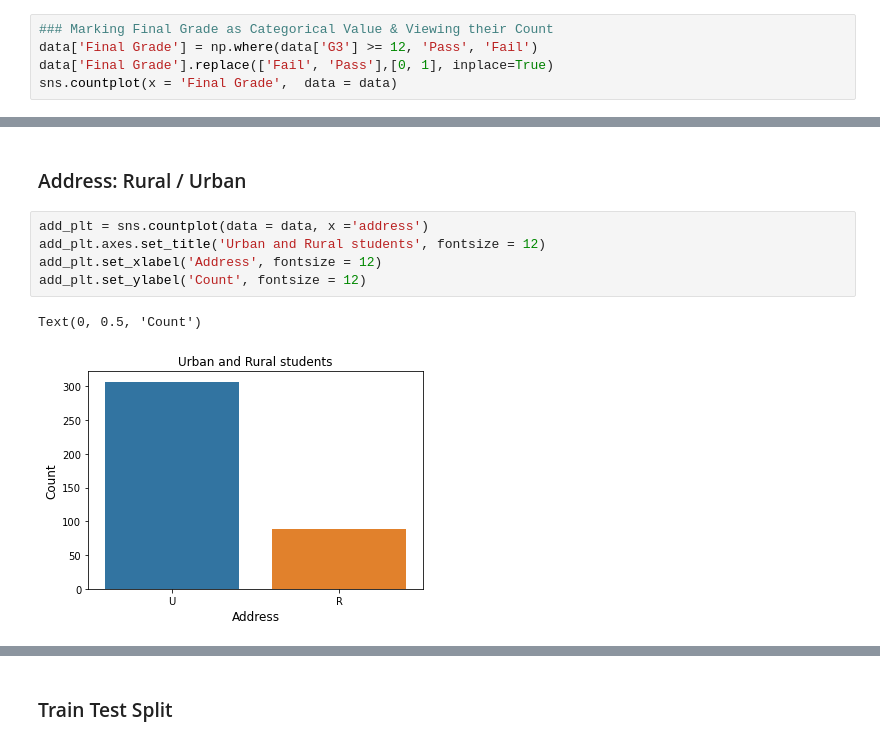
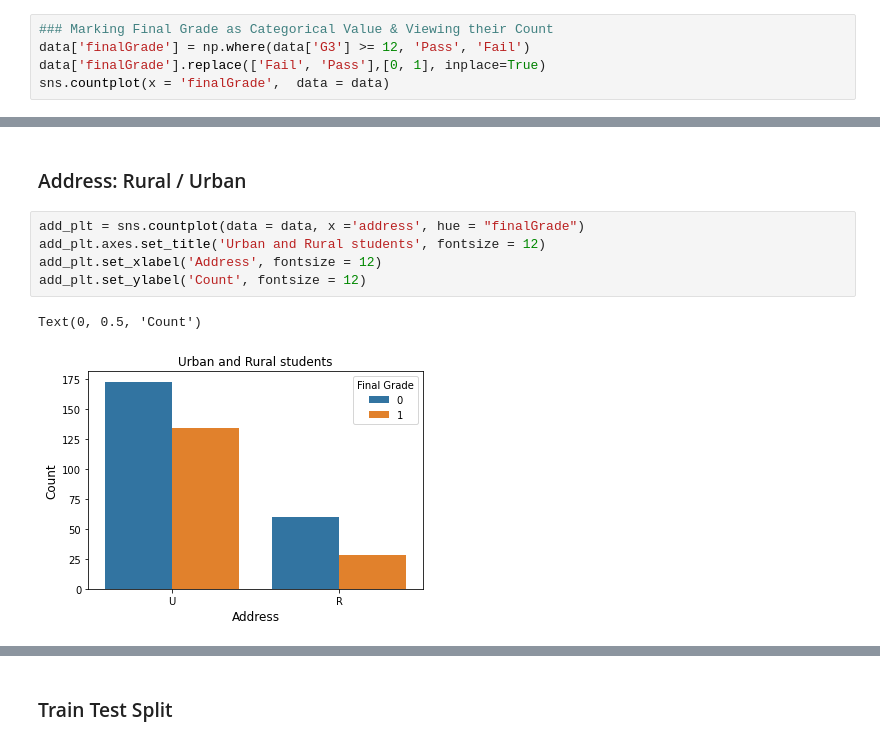
Before and after one commit to zshi719/student_grade_prediction, a Jupyter notebook: project_model.ipynb, the cells around one changed output, grey strips where cells are left out. Saved outputs shown, nothing was run; the diff lists cells and outputs as text.

Commit message:
more data exploration + basic logic model

```diff
--- a/project_model.ipynb
+++ b/project_model.ipynb
@@ -29,7 +29,7 @@ Columns: Index(['school', 'sex', 'age', 'address', 'famsize', 'Pstatus', 'Medu',
 ### Age & Gender
 # %%
 ### Marking Final Grade as Categorical Value & Viewing their Count
-data['Final Grade'] = np.where(data['G3'] >= 12, 'Pass', 'Fail')
-data['Final Grade'].replace(['Fail', 'Pass'],[0, 1], inplace=True)
-sns.countplot(x = 'Final Grade',  data = data)
+data['finalGrade'] = np.where(data['G3'] >= 12, 'Pass', 'Fail')
+data['finalGrade'].replace(['Fail', 'Pass'],[0, 1], inplace=True)
+sns.countplot(x = 'finalGrade',  data = data)
 # %% [output]
@@ -73,10 +72,10 @@ g.despine(left=True)
 # %% [markdown]
 ### Address: Rural / Urban
 # %%
-add_plt = sns.countplot(data = data, x ='address')
+add_plt = sns.countplot(data = data, x ='address', hue = "finalGrade")
 add_plt.axes.set_title('Urban and Rural students', fontsize = 12)
 add_plt.set_xlabel('Address', fontsize = 12)
 add_plt.set_ylabel('Count', fontsize = 12)
 # %% [output]
 Text(0, 0.5, 'Count')
-[figure, old version]
+[figure, new version]
```
Also changed, not shown: parts of 8 cells of this notebook, 2 other files.
